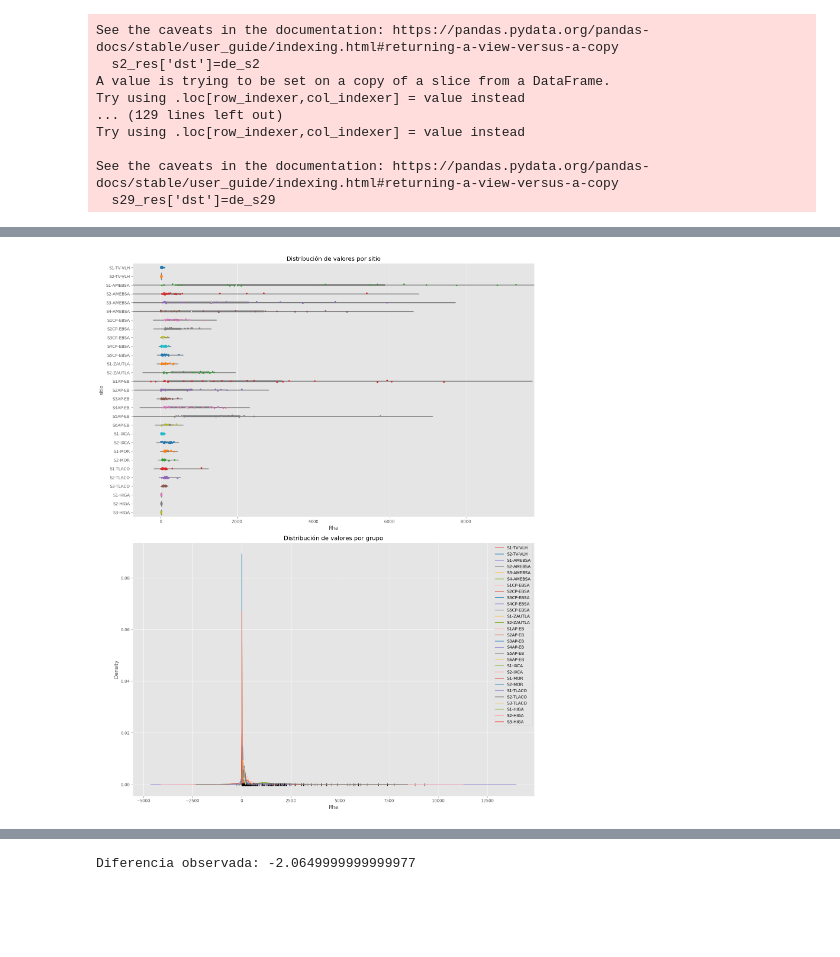
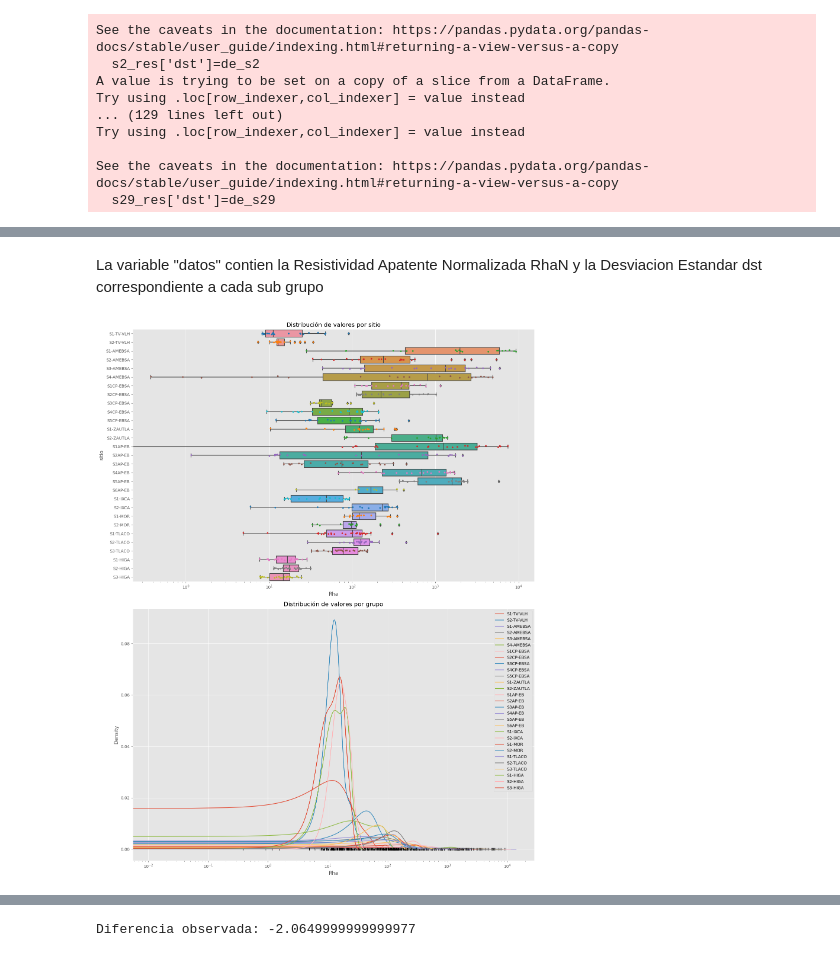
Before and after one commit to JuanJT117/Clase-de-aprendizaje-automatico, a Jupyter notebook: Tareas/Tarea_Aprendizaje_Automatico.ipynb, the cells around one changed output, grey strips where cells are left out. Cells and saved outputs as stored; diff of their text form; code cells hidden in the pictures; blank space fills up the shorter version.

```diff
--- a/Tareas/Tarea_Aprendizaje_Automatico.ipynb
+++ b/Tareas/Tarea_Aprendizaje_Automatico.ipynb
@@ -735,39 +736,42 @@ memory usage: 47.8+ KB
+# %% [markdown]
+La variable  "datos" contien la Resistividad Apatente Normalizada RhaN y la Desviacion Estandar dst correspondiente a cada sub grupo
 # %%
 # Gráficos distribución observada
 # ==============================================================================
 fig, axs = plt.subplots(nrows=2, ncols=1, figsize=(15, 19))
-sns.violinplot(
+sns.boxplot(
     x     = datos.Rha,
     y     = datos.sitio,
-    color = ".8",
-    ax    = axs[0],
-    x_range=[10,100]
+    ax    = axs[0]
 )
 sns.stripplot(
     x    = datos.Rha,
     y    = datos.sitio,
     data = datos,
     size = 4,
-    jitter  = 0.1,
+    jitter  = True,
     palette = 'tab10',
     ax = axs[0]
 )
+
 axs[0].set_title('Distribución de valores por sitio')
 axs[0].set_ylabel('sitio')
-axs[0].set_xlabel('Rha');
+axs[0].set_xlabel('Rha')
+axs[0].set_xscale('log');
 
 for sitio in datos.sitio.unique():
     datos_temp = datos[datos.sitio == sitio]['Rha']
     datos_temp.plot.kde(ax=axs[1], label=sitio)
     axs[1].plot(datos_temp, np.full_like(datos_temp, 0), '|k', markeredgewidth=1)
 
 axs[1].set_title('Distribución de valores por grupo')
 axs[1].set_xlabel('Rha');
 axs[1].legend()
+axs[1].set_xscale('log')
 
 fig.tight_layout();
 # %% [output]
-[figure, old version]
+[figure, new version]
 # %%
 datos.groupby(by='sitio').describe()
 # %% [output]
```
Also changed, not shown: parts of 35 cells of this notebook.
